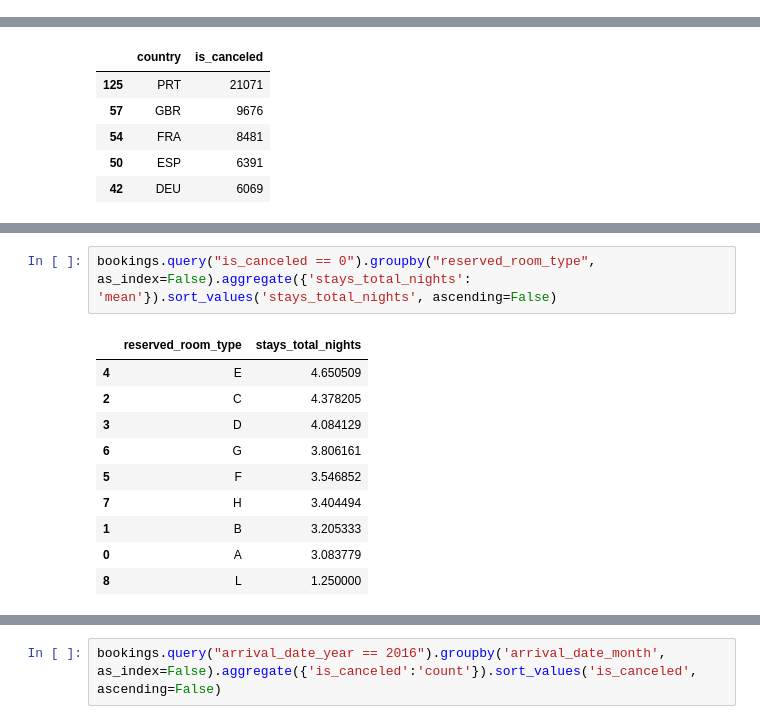
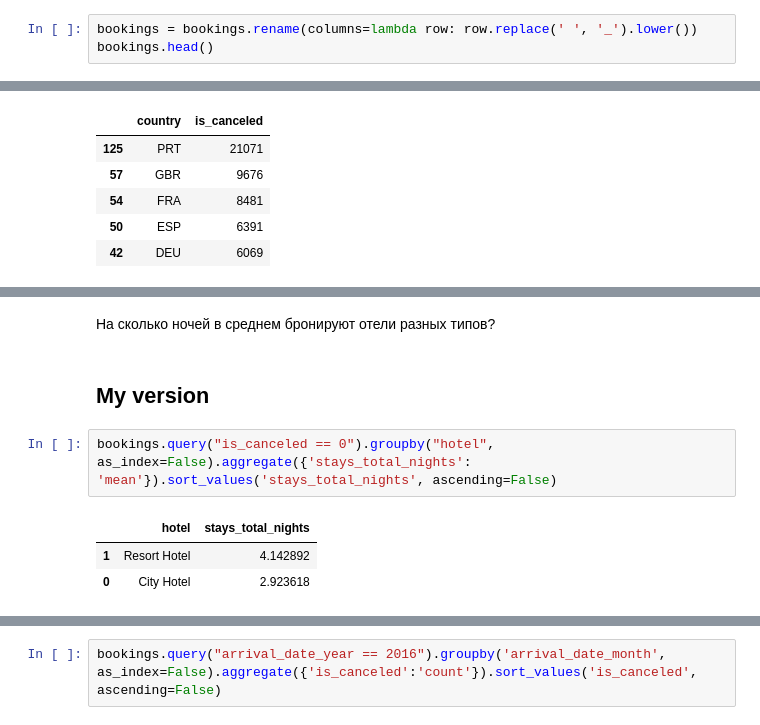
Before and after one commit to MuzaffarSoliyev/karpov-course, a Jupyter notebook: miniproject/miniproject.ipynb, the cells around one changed output, grey strips where cells are left out. Saved outputs shown, nothing was run; the diff lists cells and outputs as text.

```diff
--- a/miniproject/miniproject.ipynb
+++ b/miniproject/miniproject.ipynb
@@ -57,0 +66,3 @@ bookings.head()
+# %%
+bookings = bookings.rename(columns=lambda row: row.replace(' ', '_').lower())
+bookings.head()
@@ -67,13 +101,10 @@ bookings.query("is_canceled == 0").groupby("country", as_index=False).aggregate(
+# %% [markdown]
+На сколько ночей в среднем бронируют отели разных типов?
+# %% [markdown]
+## My version
 # %%
-bookings.query("is_canceled == 0").groupby("reserved_room_type", as_index=False).aggregate({'stays_total_nights': 'mean'}).sort_values('stays_total_nights', ascending=False)
+bookings.query("is_canceled == 0").groupby("hotel", as_index=False).aggregate({'stays_total_nights': 'mean'}).sort_values('stays_total_nights', ascending=False)
 # %% [output]
-|  | reserved_room_type | stays_total_nights |
-| 4 | E | 4.650509 |
-| 2 | C | 4.378205 |
-| 3 | D | 4.084129 |
-| 6 | G | 3.806161 |
-| 5 | F | 3.546852 |
-| 7 | H | 3.404494 |
-| 1 | B | 3.205333 |
-| 0 | A | 3.083779 |
-| 8 | L | 1.250000 |
+|  | hotel | stays_total_nights |
+| 1 | Resort Hotel | 4.142892 |
+| 0 | City Hotel | 2.923618 |
```
Also changed, not shown: parts of 41 cells of this notebook.
